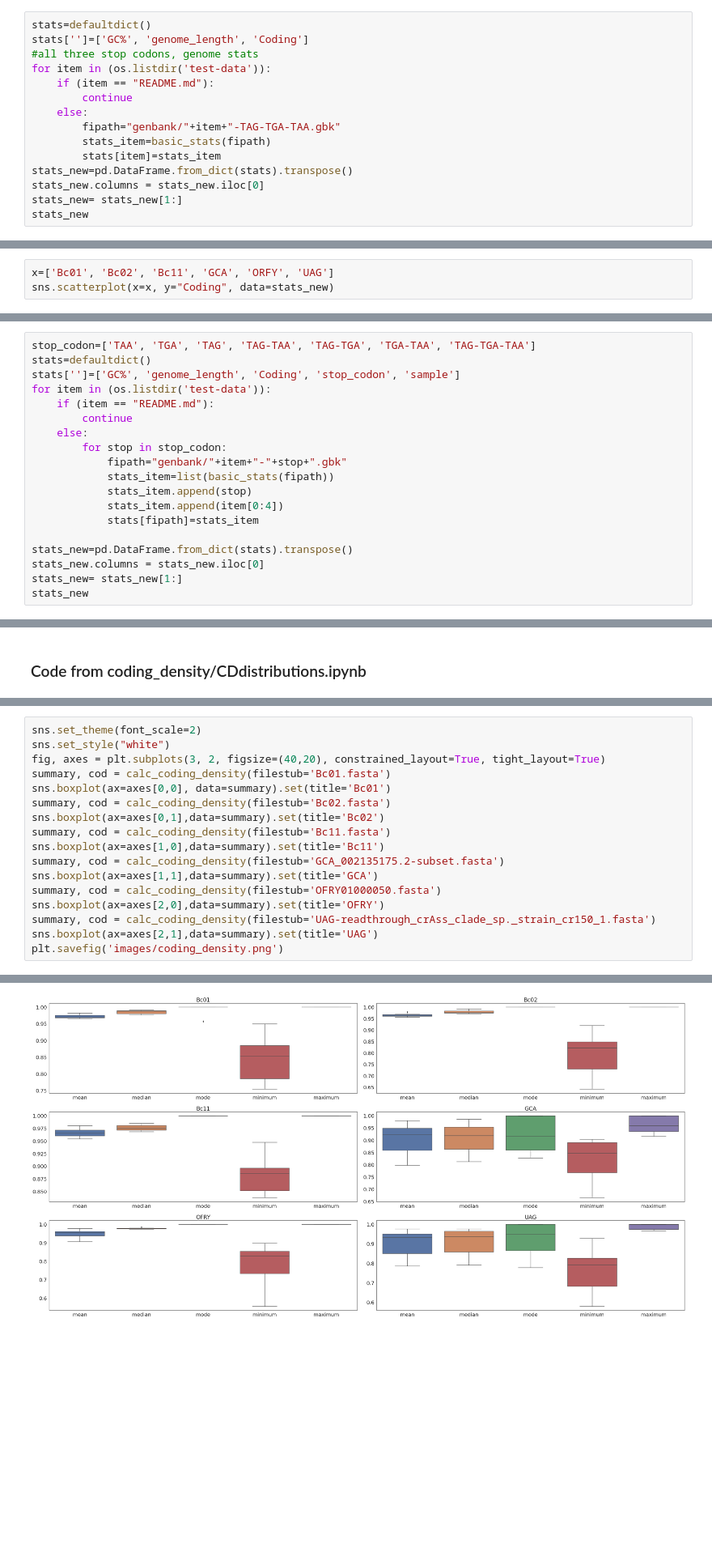
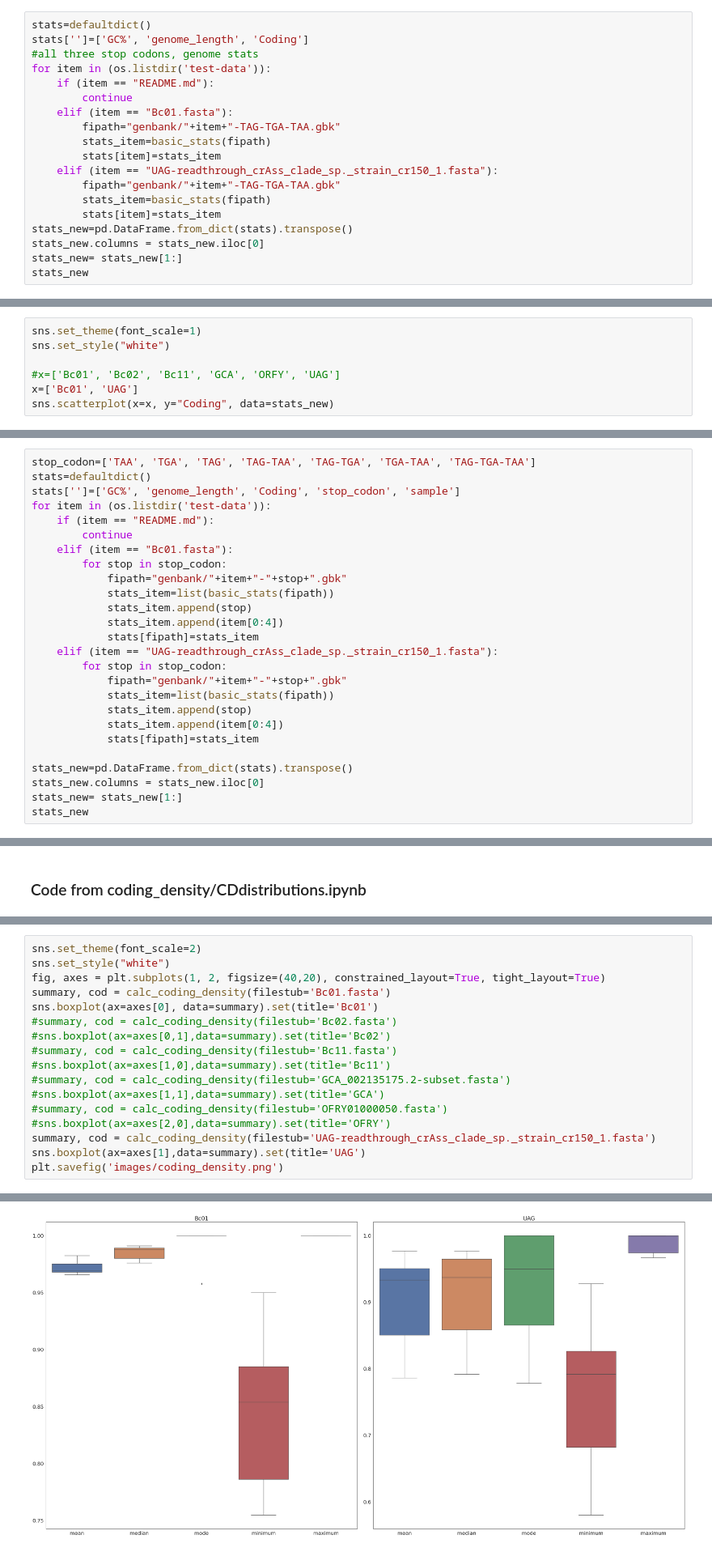
Before and after one commit to susiegriggo/Phicore, a Jupyter notebook: genomes.ipynb, the cells around one changed output, grey strips where cells are left out. Shown at 81% size. Saved outputs shown, nothing was run; the diff lists cells and outputs as text; blank space fills up the shorter version.

```diff
--- a/genomes.ipynb
+++ b/genomes.ipynb
@@ -40,7 +40,11 @@ stats['']=['GC%', 'genome_length', 'Coding']
 for item in (os.listdir('test-data')):
     if (item == "README.md"):
         continue
-    else:
+    elif (item == "Bc01.fasta"):
+        fipath="genbank/"+item+"-TAG-TGA-TAA.gbk"
+        stats_item=basic_stats(fipath)
+        stats[item]=stats_item
+    elif (item == "UAG-readthrough_crAss_clade_sp._strain_cr150_1.fasta"):
         fipath="genbank/"+item+"-TAG-TGA-TAA.gbk"
         stats_item=basic_stats(fipath)
         stats[item]=stats_item
@@ -58,6 +62,10 @@ stats_new
 | UAG-readthrough_crAss_clade_sp._s... | 32.951646 | 101130.0 | 78.632453 |
 # %%
-x=['Bc01', 'Bc02', 'Bc11', 'GCA', 'ORFY', 'UAG']
+sns.set_theme(font_scale=1)
+sns.set_style("white")
+
+#x=['Bc01', 'Bc02', 'Bc11', 'GCA', 'ORFY', 'UAG']
+x=['Bc01', 'UAG']
 sns.scatterplot(x=x, y="Coding", data=stats_new)
 # %% [output]
 <AxesSubplot:ylabel='Coding'>
@@ -69,7 +77,14 @@ stats['']=['GC%', 'genome_length', 'Coding', 'stop_codon', 'sample']
 for item in (os.listdir('test-data')):
     if (item == "README.md"):
         continue
-    else:
+    elif (item == "Bc01.fasta"):
+        for stop in stop_codon:
+            fipath="genbank/"+item+"-"+stop+".gbk"
+            stats_item=list(basic_stats(fipath))
+            stats_item.append(stop)
+            stats_item.append(item[0:4])
+            stats[fipath]=stats_item
+    elif (item == "UAG-readthrough_crAss_clade_sp._strain_cr150_1.fasta"):
         for stop in stop_codon:
             fipath="genbank/"+item+"-"+stop+".gbk"
             stats_item=list(basic_stats(fipath))
@@ -203,19 +221,19 @@ def calc_coding_density(filestub, gbkdir = 'genbank/'):
 # %%
 sns.set_theme(font_scale=2)
 sns.set_style("white")
-fig, axes = plt.subplots(3, 2, figsize=(40,20), constrained_layout=True, tight_layout=True)
+fig, axes = plt.subplots(1, 2, figsize=(40,20), constrained_layout=True, tight_layout=True)
 summary, cod = calc_coding_density(filestub='Bc01.fasta')
-sns.boxplot(ax=axes[0,0], data=summary).set(title='Bc01')
-summary, cod = calc_coding_density(filestub='Bc02.fasta')
-sns.boxplot(ax=axes[0,1],data=summary).set(title='Bc02')
-summary, cod = calc_coding_density(filestub='Bc11.fasta')
-sns.boxplot(ax=axes[1,0],data=summary).set(title='Bc11')
-summary, cod = calc_coding_density(filestub='GCA_002135175.2-subset.fasta')
-sns.boxplot(ax=axes[1,1],data=summary).set(title='GCA')
-summary, cod = calc_coding_density(filestub='OFRY01000050.fasta')
-sns.boxplot(ax=axes[2,0],data=summary).set(title='OFRY')
+sns.boxplot(ax=axes[0], data=summary).set(title='Bc01')
+#summary, cod = calc_coding_density(filestub='Bc02.fasta')
+#sns.boxplot(ax=axes[0,1],data=summary).set(title='Bc02')
+#summary, cod = calc_coding_density(filestub='Bc11.fasta')
+#sns.boxplot(ax=axes[1,0],data=summary).set(title='Bc11')
+#summary, cod = calc_coding_density(filestub='GCA_002135175.2-subset.fasta')
+#sns.boxplot(ax=axes[1,1],data=summary).set(title='GCA')
+#summary, cod = calc_coding_density(filestub='OFRY01000050.fasta')
+#sns.boxplot(ax=axes[2,0],data=summary).set(title='OFRY')
 summary, cod = calc_coding_density(filestub='UAG-readthrough_crAss_clade_sp._strain_cr150_1.fasta')
-sns.boxplot(ax=axes[2,1],data=summary).set(title='UAG')
+sns.boxplot(ax=axes[1],data=summary).set(title='UAG')
 plt.savefig('images/coding_density.png')
 # %% [output]
 :'LOCUS       cluster_001_consensus    100102 bp    DNA             PHG\n'
@@ -234,8 +252,8 @@ Found 119 CDS and 22 tRNA
 :'LOCUS       MZ130495.1    101130 bp    DNA             PHG\n'
   warnings.warn(
 Skipped feature of type: source
 Found 101 CDS and 1 tRNA
-[figure, old version]
+[figure, new version]
 # %%
 sns.set_theme(font_scale=3)
 sns.set_style("white")
```
Also changed, not shown: parts of 13 cells of this notebook, 9 other files.
